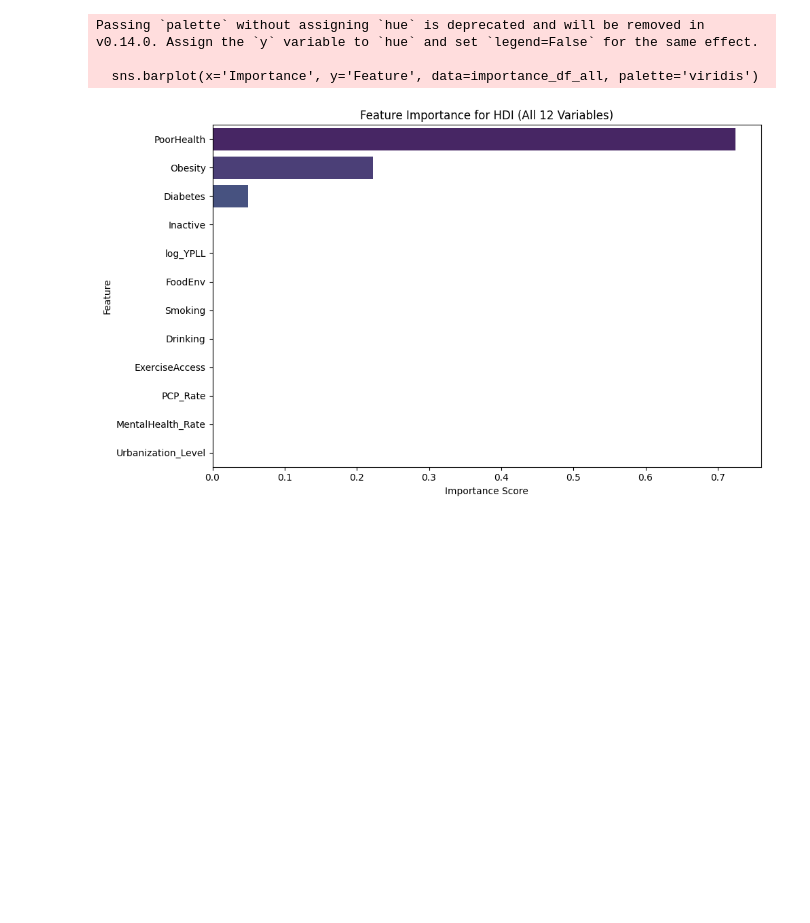
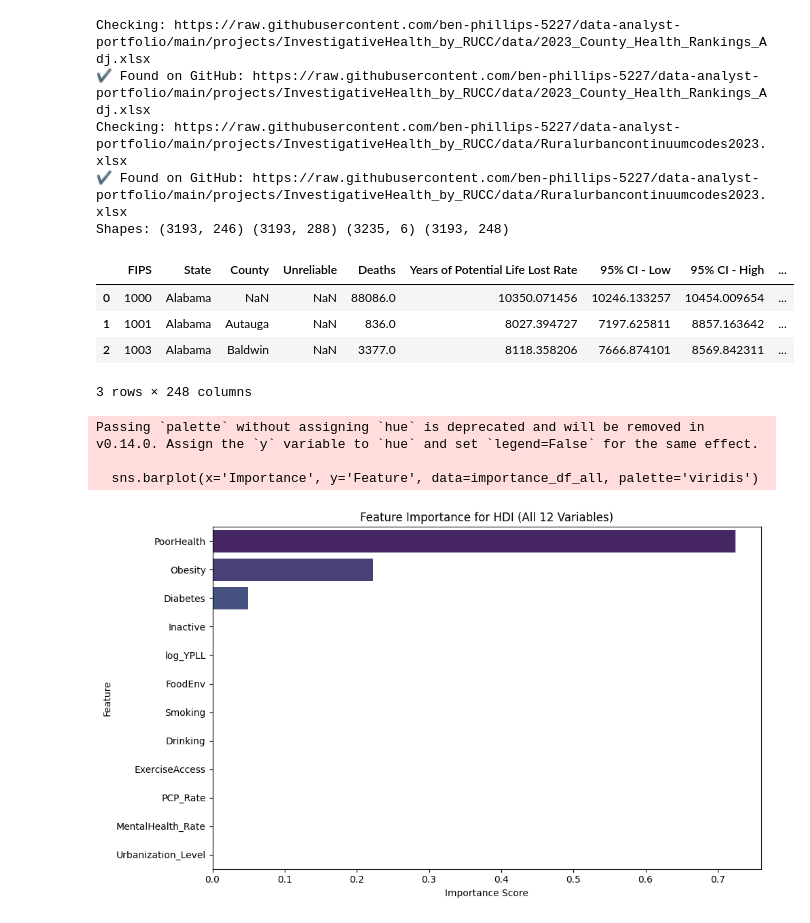
Before and after one commit to ben-phillips-5227/data-analyst-portfolio, a Jupyter notebook: projects/InvestigativeHealth_by_RUCC/notebooks/InvestigativeHealthRUCC.ipynb, the cells around one changed output. Saved outputs shown, nothing was run; the diff lists cells and outputs as text; code cells hidden in the pictures; blank space fills up the shorter version.

```diff
--- a/projects/InvestigativeHealth_by_RUCC/notebooks/InvestigativeHealthRUCC.ipynb
+++ b/projects/InvestigativeHealth_by_RUCC/notebooks/InvestigativeHealthRUCC.ipynb
@@ -22,15 +65,43 @@ from sklearn.metrics import accuracy_score, confusion_matrix, ConfusionMatrixDis
 # %%
 # Load Data
-health_df = pd.read_excel("2023_County_Health_Rankings_Adj.xlsx", sheet_name="Ranked Measure Data", header=1)
-additional_df = pd.read_excel("2023_County_Health_Rankings_Adj.xlsx", sheet_name="Additional Measure Data", header=1)
-rucc_df = pd.read_excel("Ruralurbancontinuumcodes2023.xlsx")
+COUNTY_CANDIDATES = [
+    "2023_County_Health_Rankings_Adj.xlsx",
+    "2023 County Health Rankings Data - v2.xlsx",
+]
+RUCC_CANDIDATES = [
+    "Ruralurbancontinuumcodes2023.xlsx",
+    "RuralUrbanContinuumCodes2023.xlsx",
+]
 
-# Merge datasets
-health_df['FIPS'] = health_df['FIPS'].astype(int)
-rucc_df['FIPS'] = rucc_df['FIPS'].astype(int)
-df = pd.merge(health_df, rucc_df[['FIPS', 'RUCC_2023']], on="FIPS", how="left")
-additional_df['FIPS'] = additional_df['FIPS'].astype(int)
-df = pd.merge(df, additional_df[['FIPS', '% Adults with Diabetes']], on='FIPS', how='left')
+county_xlsx = pick_file(COUNTY_CANDIDATES)
+rucc_xlsx   = pick_file(RUCC_CANDIDATES)
+
+# Read Excel (pin the engine to avoid environment differences)
+health_df     = pd.read_excel(county_xlsx, sheet_name="Ranked Measure Data", header=1, engine="openpyxl")
+additional_df = pd.read_excel(county_xlsx, sheet_name="Additional Measure Data", header=1, engine="openpyxl")
+rucc_df       = pd.read_excel(rucc_xlsx, engine="openpyxl")
+
+# Normalize FIPS and merge exactly like before
+for _df in (health_df, additional_df, rucc_df):
+    if "FIPS" in _df.columns:
+        _df["FIPS"] = pd.to_numeric(_df["FIPS"], errors="coerce").astype("Int64")
+
+df = health_df.merge(rucc_df[["FIPS", "RUCC_2023"]], on="FIPS", how="left")
+df = df.merge(additional_df[["FIPS", "% Adults with Diabetes"]], on="FIPS", how="left")
+
+print("Shapes:", health_df.shape, additional_df.shape, rucc_df.shape, df.shape)
+df.head(3)
+# %% [output]
+Checking: https://raw.githubusercontent.com/ben-phillips-5227/data-analyst-portfolio/main/projects/InvestigativeHealth_by_RUCC/data/2023_County_Health_Rankings_Adj.xlsx
+✔ Found on GitHub: https://raw.githubusercontent.com/ben-phillips-5227/data-analyst-portfolio/main/projects/InvestigativeHealth_by_RUCC/data/2023_County_Health_Rankings_Adj.xlsx
+Checking: https://raw.githubusercontent.com/ben-phillips-5227/data-analyst-portfolio/main/projects/InvestigativeHealth_by_RUCC/data/Ruralurbancontinuumcodes2023.xlsx
+✔ Found on GitHub: https://raw.githubusercontent.com/ben-phillips-5227/data-analyst-portfolio/main/projects/InvestigativeHealth_by_RUCC/data/Ruralurbancontinuumcodes2023.xlsx
+Shapes: (3193, 246) (3193, 288) (3235, 6) (3193, 248)
+|  | FIPS | State | County | Unreliable | Deaths | Years of Potential Life Lost Rate | 95% CI - Low | 95% CI - High | ... |
+| 0 | 1000 | Alabama | NaN | NaN | 88086.0 | 10350.071456 | 10246.133257 | 10454.009654 | ... |
+| 1 | 1001 | Alabama | Autauga | NaN | 836.0 | 8027.394727 | 7197.625811 | 8857.163642 | ... |
+| 2 | 1003 | Alabama | Baldwin | NaN | 3377.0 | 8118.358206 | 7666.874101 | 8569.842311 | ... |
+3 rows × 248 columns
 # %%
 # Rename columns
 df = df.rename(columns={
```
Also changed, not shown: parts of 3 cells of this notebook.
